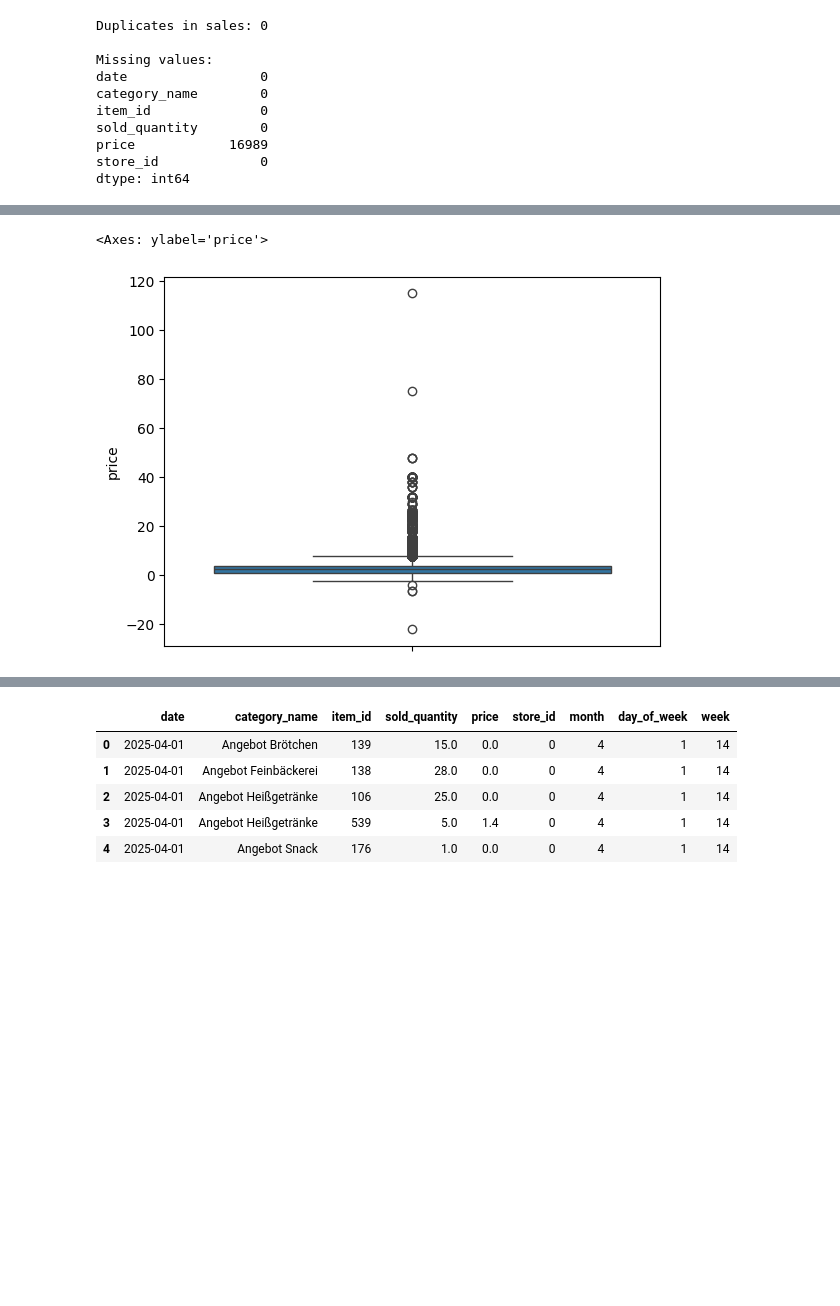
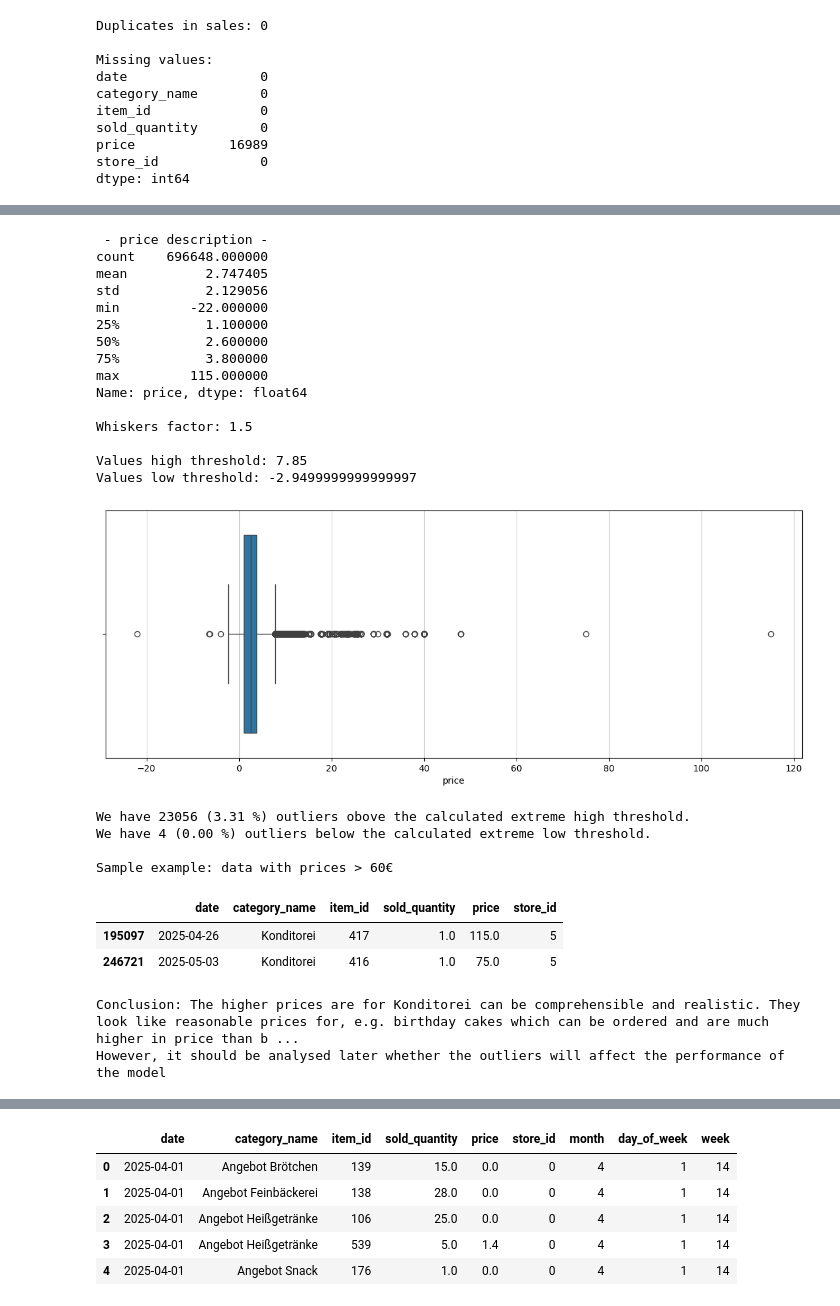
Before and after one commit to shuting-fish/food_prediction, a Jupyter notebook: visualization_fp.ipynb, the cells around one changed output, grey strips where cells are left out. Saved outputs shown, nothing was run; the diff lists cells and outputs as text; code cells hidden in the pictures; blank space fills up the shorter version.

```diff
--- a/visualization_fp.ipynb
+++ b/visualization_fp.ipynb
@@ -330,8 +370,81 @@ Conclusion: Outliers seem to be significant and should not be erased.
 # %%
 # investigating price
 
+print(' - price description - ')
+print(sales.price.describe())
+
+# -------- Outliers price----------
+
+# boxplot and IQR
+
+# IQR
+
+# calculating quantiles
+q1, q2, q3 = sales.price.quantile([0.25, 0.5, 0.75])
+
+# inter quartile range
+IQR = q3 - q1
+
+whiskers = 1.5
+
+# outliers border
+extreme_high = q3 + IQR * whiskers
+extreme_low = q1 - IQR * whiskers
+
+print('\nWhiskers factor:', whiskers)
+print('\nValues high threshold:', extreme_high)
+print('Values low threshold:', extreme_low)
+
 #check the distribution of prices
-sns.boxplot(sales['price'])
+plt.figure(figsize=(14,5))
+sns.boxplot(x=sales['price'])
+plt.grid(axis='x', alpha=0.6)
+plt.show()
+
+
+# counting outliers
+highs = sales[sales.price > extreme_high].shape[0]
+lows = sales[sales.price < extreme_low].shape[0]
+
+# percentage of outliers
+#perc_outliers = outliers_count / len(sales.price) * 100
+perc_outliers_h = highs / len(sales.price) * 100
+perc_outliers_l = lows / len(sales.price) * 100
+
+print(f'We have {highs} ({perc_outliers_h:.2f} %) outliers obove the calculated extreme high threshold.')
+print(f'We have {lows} ({perc_outliers_l:.2f} %) outliers below the calculated extreme low threshold.')
+
+# example price
+print('\nSample example: data with prices > 60€')
+display(sales[sales['price'] > 60 ])
+print()
+
+# conclusion
+print('Conclusion: The higher prices are for Konditorei can be comprehensible and realistic. They look like reasonable prices for, e.g. birthday cakes which can be ordered and are much higher in price than bread rolls.')
+print('However, it should be analysed later whether the outliers will affect the performance of the model')
 # %% [output]
-<Axes: ylabel='price'>
+ - price description -
+count    696648.000000
+mean          2.747405
+std           2.129056
+min         -22.000000
+25%           1.100000
+50%           2.600000
+75%           3.800000
+max         115.000000
+Name: price, dtype: float64
+
+Whiskers factor: 1.5
+
+Values high threshold: 7.85
+Values low threshold: -2.9499999999999997
-[figure, old version]
+[figure, new version]
+We have 23056 (3.31 %) outliers obove the calculated extreme high threshold.
+We have 4 (0.00 %) outliers below the calculated extreme low threshold.
+
+Sample example: data with prices > 60€
+|  | date | category_name | item_id | sold_quantity | price | store_id |
+| 195097 | 2025-04-26 | Konditorei | 417 | 1.0 | 115.0 | 5 |
+| 246721 | 2025-05-03 | Konditorei | 416 | 1.0 | 75.0 | 5 |
+Conclusion: The higher prices are for Konditorei can be comprehensible and realistic. They look like reasonable prices for, e.g. birthday cakes which can be ordered and are much higher in price than b ...
+However, it should be analysed later whether the outliers will affect the performance of the model
```
Also changed, not shown: parts of 84 cells of this notebook.
